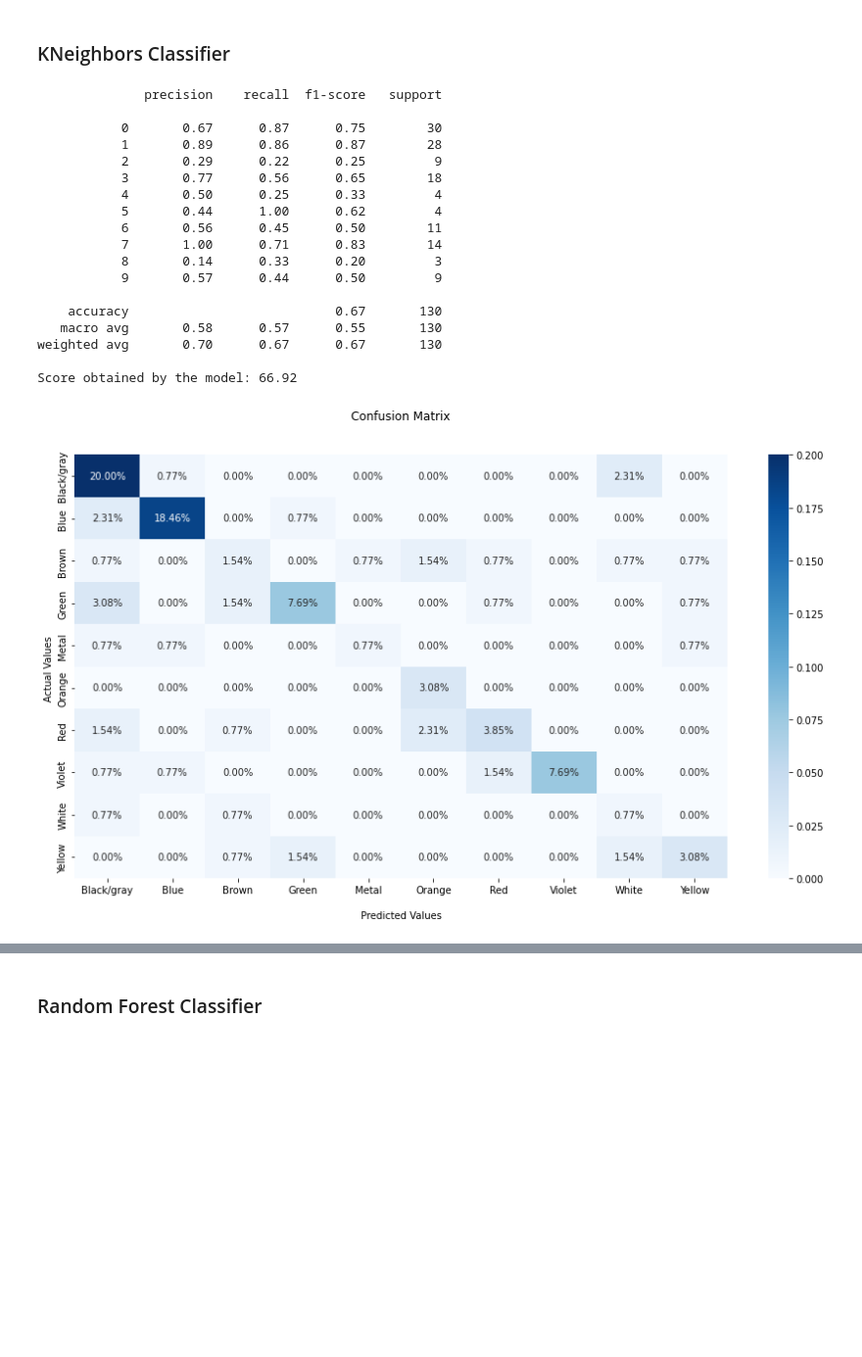
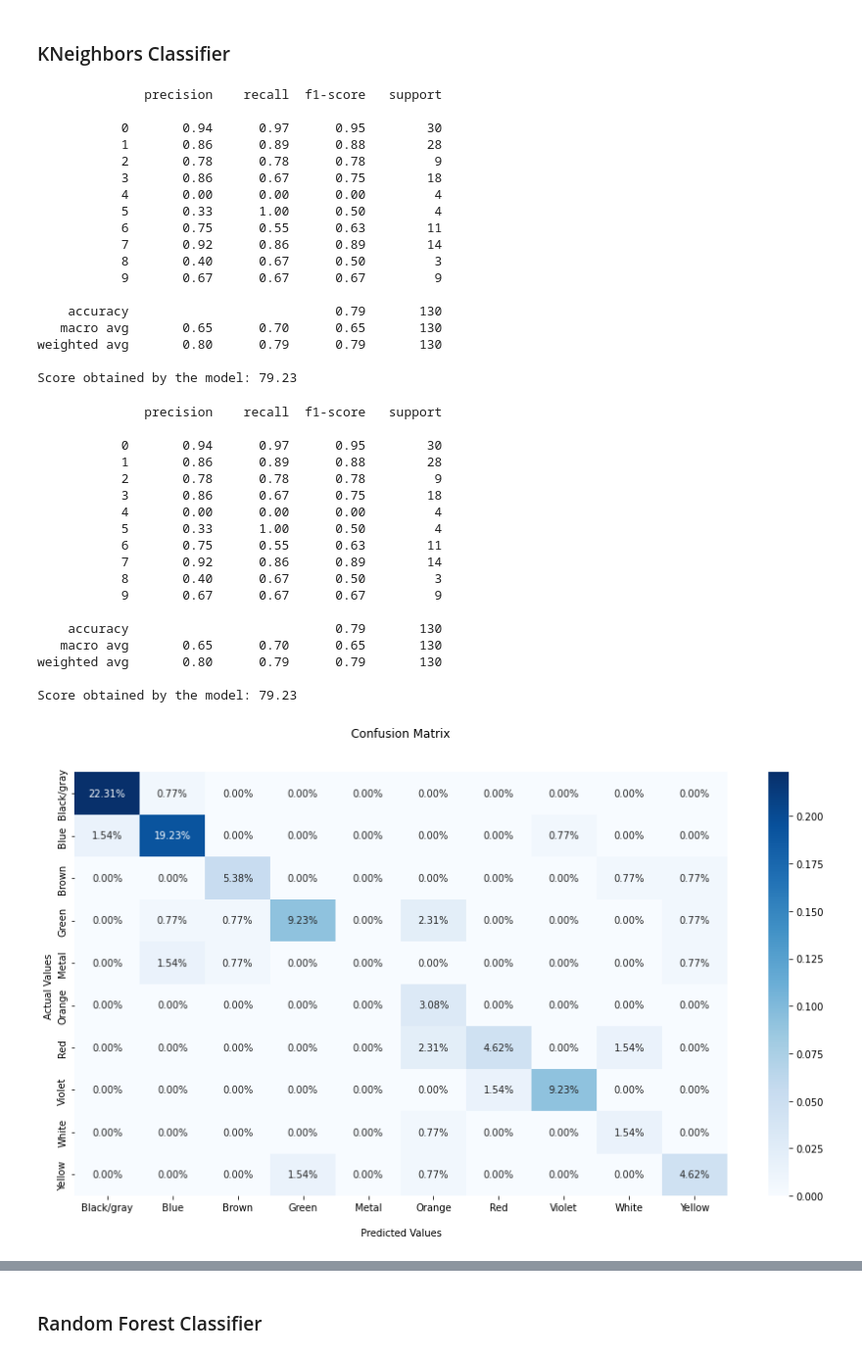
Before and after one commit to Gaboelc/Color-classifier, a Jupyter notebook: data_classification.ipynb, the cells around one changed output, grey strips where cells are left out. Shown: that part at 98% size. Drawn from its saved outputs; the diff is of its cells as text; code cells hidden in the pictures; blank space fills up the shorter version.

Commit message:
Normalizing data

```diff
--- a/data_classification.ipynb
+++ b/data_classification.ipynb
@@ -122,5 +123,5 @@ plt.plot(subdf_1['Color Type'])
 # %%
-data = df['R;G;B Dec'].str.split(';',expand=True).astype(int).values
+data = normalize(df['R;G;B Dec'].str.split(';',expand=True).astype(int).values)
 target = df['Color Type']
 
 data_train, data_test, target_train, target_test = train_test_split(data, target, test_size=0.20, shuffle=True, random_state=42)
@@ -247,31 +248,53 @@ Score obtained by the model: 75.38
 ### KNeighbors Classifier
 # %%
 from sklearn.neighbors import KNeighborsClassifier
-
 
 neigh = KNeighborsClassifier(n_neighbors=9, p=2, n_jobs=-1)
 
 neigh.fit(data_train, target_train)
 
+KNeighborsClassifier_results, KNeighborsClassifier_score = model_results(neigh, data_test, target_test)
+
+neigh = KNeighborsClassifier(n_neighbors=9, p=2, n_jobs=-1)
+
+neigh.fit(data_train, target_train)
 
 KNeighborsClassifier_results, KNeighborsClassifier_score = model_results(neigh, data_test, target_test)
 # %% [output]
               precision    recall  f1-score   support
 
-           0       0.67      0.87      0.75        30
-           1       0.89      0.86      0.87        28
-           2       0.29      0.22      0.25         9
-           3       0.77      0.56      0.65        18
-           4       0.50      0.25      0.33         4
-           5       0.44      1.00      0.62         4
-           6       0.56      0.45      0.50        11
-           7       1.00      0.71      0.83        14
-           8       0.14      0.33      0.20         3
-           9       0.57      0.44      0.50         9
+           0       0.94      0.97      0.95        30
+           1       0.86      0.89      0.88        28
+           2       0.78      0.78      0.78         9
+           3       0.86      0.67      0.75        18
+           4       0.00      0.00      0.00         4
+           5       0.33      1.00      0.50         4
+           6       0.75      0.55      0.63        11
+           7       0.92      0.86      0.89        14
+           8       0.40      0.67      0.50         3
+           9       0.67      0.67      0.67         9
 
-    accuracy                           0.67       130
-   macro avg       0.58      0.57      0.55       130
-weighted avg       0.70      0.67      0.67       130
+    accuracy                           0.79       130
+   macro avg       0.65      0.70      0.65       130
+weighted avg       0.80      0.79      0.79       130
 
-Score obtained by the model: 66.92
+Score obtained by the model: 79.23
+              precision    recall  f1-score   support
+
+           0       0.94      0.97      0.95        30
+           1       0.86      0.89      0.88        28
+           2       0.78      0.78      0.78         9
+           3       0.86      0.67      0.75        18
+           4       0.00      0.00      0.00         4
+           5       0.33      1.00      0.50         4
+           6       0.75      0.55      0.63        11
+           7       0.92      0.86      0.89        14
+           8       0.40      0.67      0.50         3
+           9       0.67      0.67      0.67         9
+
+    accuracy                           0.79       130
+   macro avg       0.65      0.70      0.65       130
+weighted avg       0.80      0.79      0.79       130
+
+Score obtained by the model: 79.23
-[figure, old version]
+[figure, new version]
```
Also changed, not shown: parts of 8 cells of this notebook, 1 other file.
